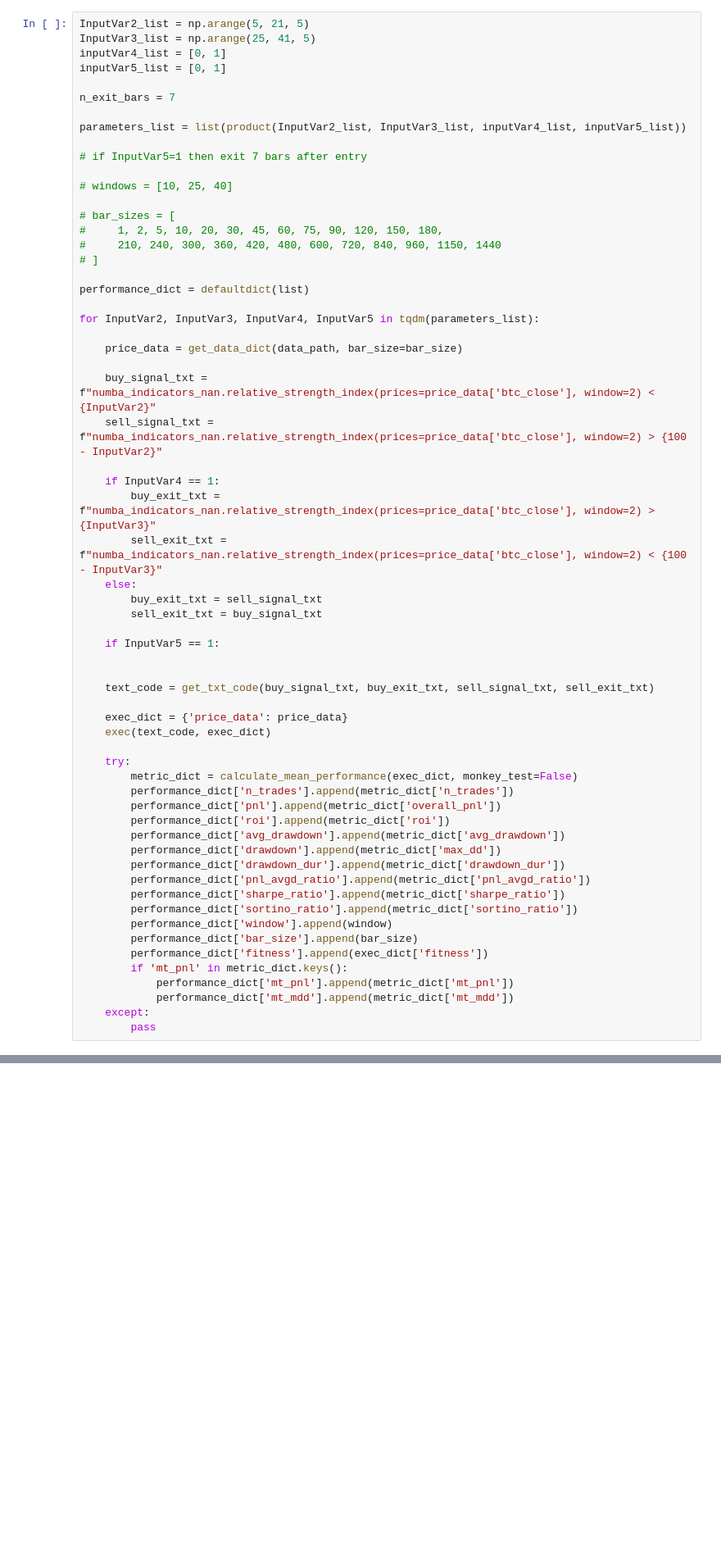
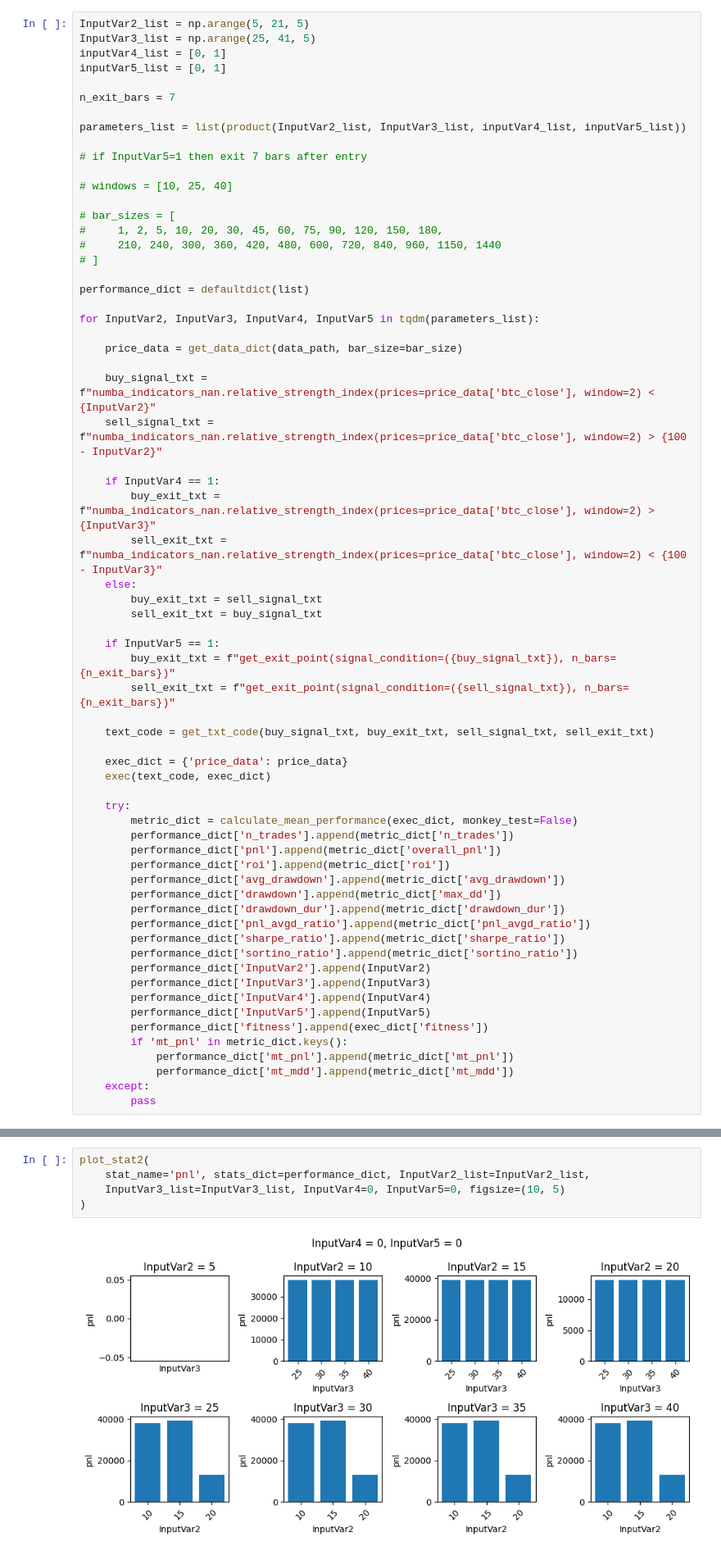
Before and after one commit to VaheC/PonyGE2, a Jupyter notebook: testing_and_choosing_strategies.ipynb, the cells around one changed output, grey strips where cells are left out. Shown at 82% size. Drawn from its saved outputs; the diff is of its cells as text; blank space fills up the shorter version.

```diff
--- a/testing_and_choosing_strategies.ipynb
+++ b/testing_and_choosing_strategies.ipynb
@@ -2549,7 +2536,8 @@ for InputVar2, InputVar3, InputVar4, InputVar5 in tqdm(parameters_list):
         sell_exit_txt = buy_signal_txt
 
     if InputVar5 == 1:
-
+        buy_exit_txt = f"get_exit_point(signal_condition=({buy_signal_txt}), n_bars={n_exit_bars})"
+        sell_exit_txt = f"get_exit_point(signal_condition=({sell_signal_txt}), n_bars={n_exit_bars})"
 
     text_code = get_txt_code(buy_signal_txt, buy_exit_txt, sell_signal_txt, sell_exit_txt)
 
@@ -2567,8 +2555,10 @@ for InputVar2, InputVar3, InputVar4, InputVar5 in tqdm(parameters_list):
         performance_dict['pnl_avgd_ratio'].append(metric_dict['pnl_avgd_ratio'])
         performance_dict['sharpe_ratio'].append(metric_dict['sharpe_ratio'])
         performance_dict['sortino_ratio'].append(metric_dict['sortino_ratio'])
-        performance_dict['window'].append(window)
-        performance_dict['bar_size'].append(bar_size)
+        performance_dict['InputVar2'].append(InputVar2)
+        performance_dict['InputVar3'].append(InputVar3)
+        performance_dict['InputVar4'].append(InputVar4)
+        performance_dict['InputVar5'].append(InputVar5)
         performance_dict['fitness'].append(exec_dict['fitness'])
         if 'mt_pnl' in metric_dict.keys():
             performance_dict['mt_pnl'].append(metric_dict['mt_pnl'])
@@ -2577,0 +2622,7 @@ for InputVar2, InputVar3, InputVar4, InputVar5 in tqdm(parameters_list):
+# %%
+plot_stat2(
+    stat_name='pnl', stats_dict=performance_dict, InputVar2_list=InputVar2_list,
+    InputVar3_list=InputVar3_list, InputVar4=0, InputVar5=0, figsize=(10, 5)
+)
+# %% [output]
+[figure, added]
```
Also changed, not shown: parts of 7 cells of this notebook, 1 other file.
